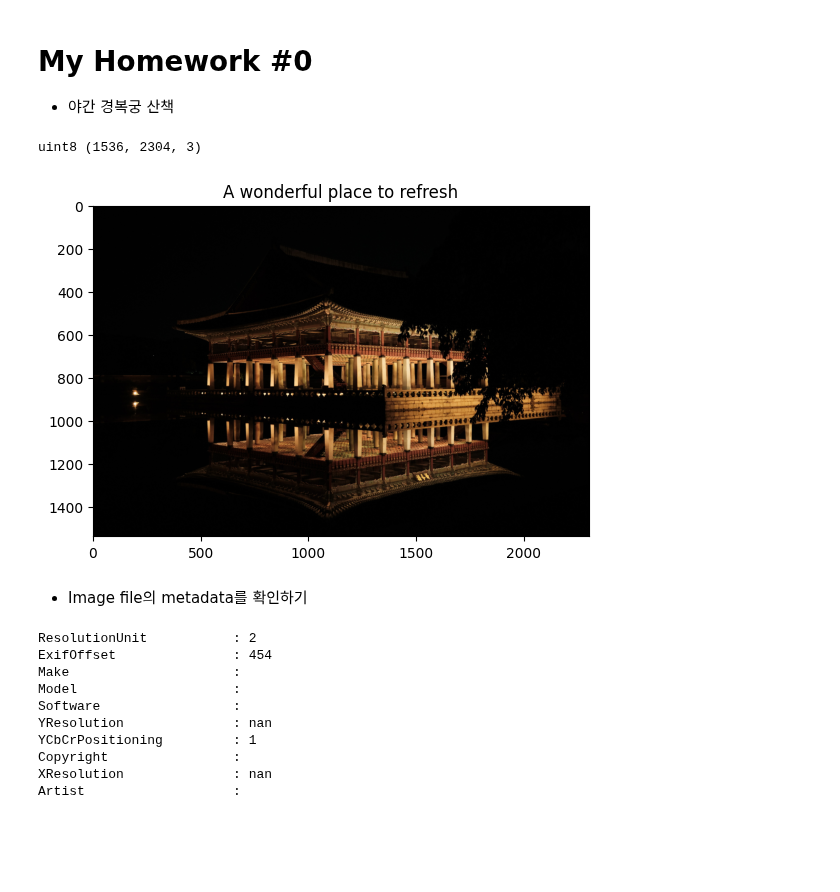
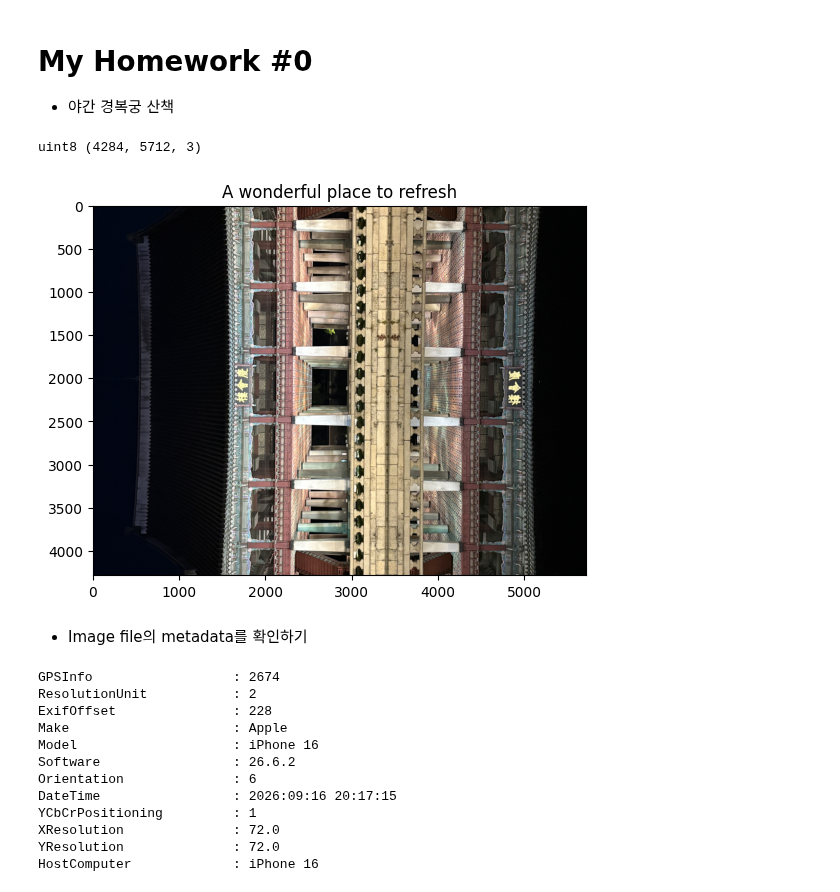
Before and after one commit to 26-2-DIP-YeoYeonWoo/26-2-DIP-YeoYeonwoo, a Jupyter notebook: notebook_2026/Lab00_ImageLoad.ipynb, the cells around one changed output. Drawn from its saved outputs; the diff is of its cells as text; code cells hidden in the pictures; blank space fills up the shorter version.

```diff
--- a/notebook_2026/Lab00_ImageLoad.ipynb
+++ b/notebook_2026/Lab00_ImageLoad.ipynb
@@ -7,34 +7,36 @@ import matplotlib.pyplot as plt
 # My Homework #0
 - 야간 경복궁 산책
 # %%
-I = plt.imread('/content/KakaoTalk_20260917_103632770.jpg')
+I = plt.imread('/content/KakaoTalk_20260919_015300433.jpg')
 print(I.dtype, I.shape)
 plt.imshow(I)
 plt.title('A wonderful place to refresh')
 plt.show()
 # %% [output]
-uint8 (1536, 2304, 3)
+uint8 (4284, 5712, 3)
-[figure, old version]
+[figure, new version]
 # %% [markdown]
 - Image file의 metadata를 확인하기
 # %%
 from PIL import Image
 from PIL.ExifTags import TAGS
 # %%
-I = Image.open('/content/KakaoTalk_20260917_103632770.jpg')
+I = Image.open('/content/KakaoTalk_20260919_015300433.jpg')
 exifdata = I.getexif()
 for tag_id in exifdata:
     tag = TAGS.get(tag_id, tag_id)
     data = exifdata.get(tag_id)
     print(f"{tag:25}: {data}")
 # %% [output]
+GPSInfo                  : 2674
 ResolutionUnit           : 2
-ExifOffset               : 454
-Make                     :
-Model                    :
-Software                 :
-YResolution              : nan
+ExifOffset               : 228
+Make                     : Apple
+Model                    : iPhone 16
+Software                 : 26.6.2
+Orientation              : 6
+DateTime                 : 2026:09:16 20:17:15
 YCbCrPositioning         : 1
-Copyright                :
-XResolution              : nan
-Artist                   :
+XResolution              : 72.0
+YResolution              : 72.0
+HostComputer             : iPhone 16
```
